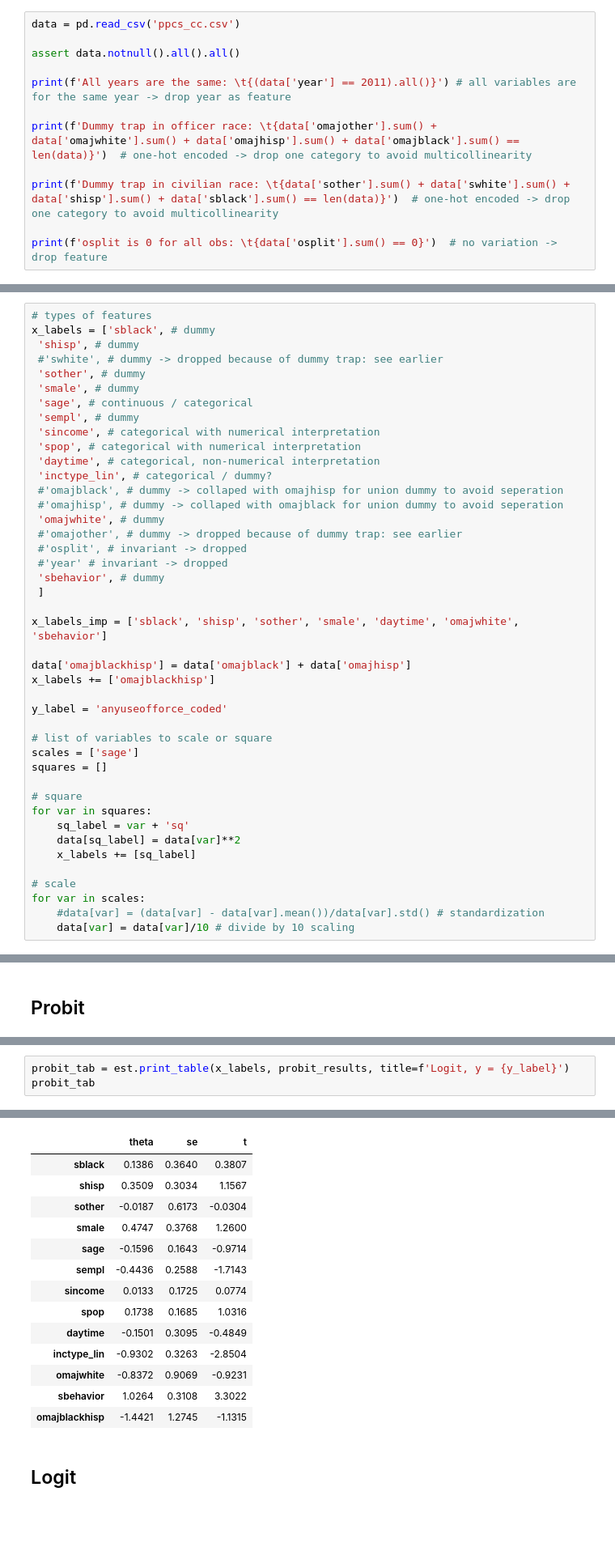
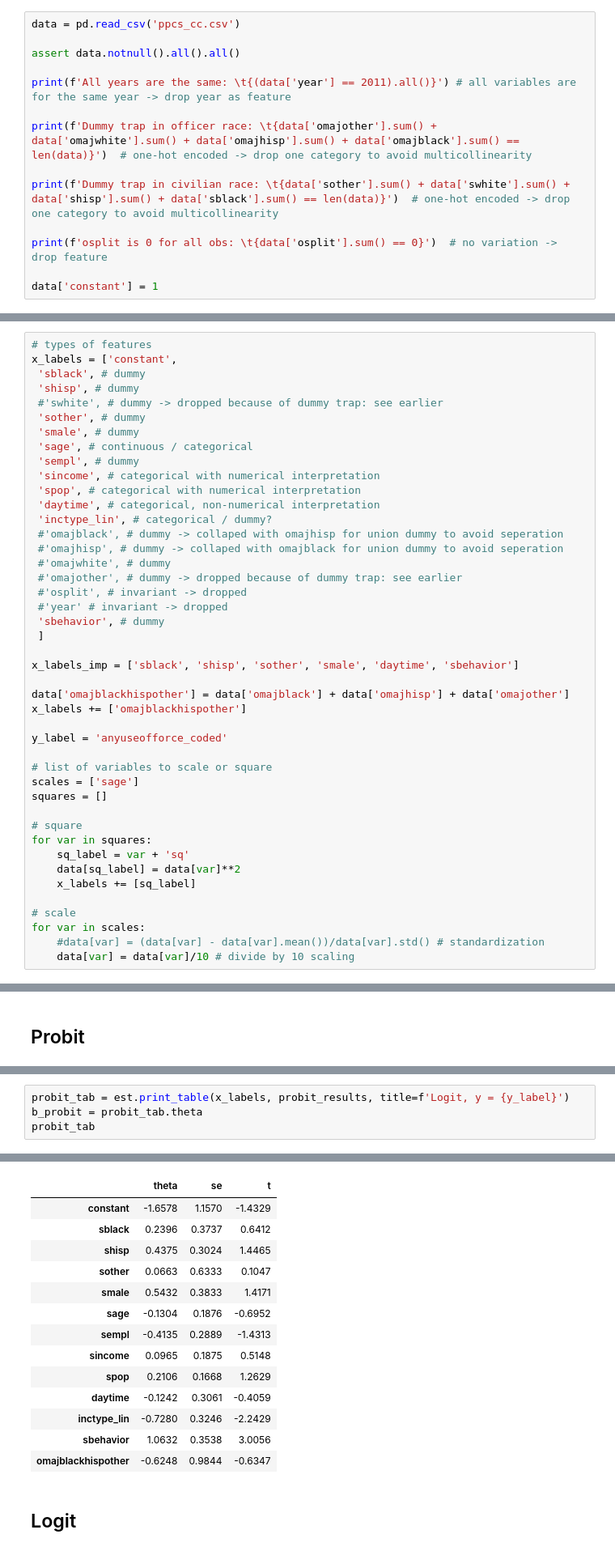
Before and after one commit to astronautfish/advmicro-assignment-3, a Jupyter notebook: assignment3.ipynb, the cells around one changed output, grey strips where cells are left out. Shown at 81% size. Saved outputs shown, nothing was run; the diff lists cells and outputs as text; blank space fills up the shorter version.

```diff
--- a/assignment3.ipynb
+++ b/assignment3.ipynb
@@ -35,6 +32,8 @@ print(f'Dummy trap in officer race: \t{data['omajother'].sum() + data['omajwhite
 print(f'Dummy trap in civilian race: \t{data['sother'].sum() + data['swhite'].sum() + data['shisp'].sum() + data['sblack'].sum() == len(data)}')  # one-hot encoded -> drop one category to avoid multicollinearity
 
 print(f'osplit is 0 for all obs: \t{data['osplit'].sum() == 0}')  # no variation -> drop feature
+
+data['constant'] = 1
 # %% [output]
 All years are the same:         True
 Dummy trap in officer race:     True
@@ -67,7 +66,8 @@ pd.DataFrame({
 ## Data selection
 # %%
 # types of features
-x_labels = ['sblack', # dummy
+x_labels = ['constant',
+ 'sblack', # dummy
  'shisp', # dummy
  #'swhite', # dummy -> dropped because of dummy trap: see earlier
  'sother', # dummy
@@ -80,17 +80,17 @@ x_labels = ['sblack', # dummy
  'inctype_lin', # categorical / dummy?
  #'omajblack', # dummy -> collaped with omajhisp for union dummy to avoid seperation
  #'omajhisp', # dummy -> collaped with omajblack for union dummy to avoid seperation
- 'omajwhite', # dummy
+ #'omajwhite', # dummy
  #'omajother', # dummy -> dropped because of dummy trap: see earlier
  #'osplit', # invariant -> dropped
  #'year' # invariant -> dropped
  'sbehavior', # dummy
  ]
 
-x_labels_imp = ['sblack', 'shisp', 'sother', 'smale', 'daytime', 'omajwhite', 'sbehavior']
+x_labels_imp = ['sblack', 'shisp', 'sother', 'smale', 'daytime', 'sbehavior']
 
-data['omajblackhisp'] = data['omajblack'] + data['omajhisp']
-x_labels += ['omajblackhisp']
+data['omajblackhispother'] = data['omajblack'] + data['omajhisp'] + data['omajother']
+x_labels += ['omajblackhispother']
 
 y_label = 'anyuseofforce_coded'
 
@@ -260,4 +261,5 @@ Optimization terminated successfully.
 # %%
 probit_tab = est.print_table(x_labels, probit_results, title=f'Logit, y = {y_label}')
+b_probit = probit_tab.theta
 probit_tab
 # %% [output]
@@ -265,18 +267,18 @@ Optimizer succeeded after 84 iter. (1288 func. evals.). Final criterion:  0.0232
 Logit, y = anyuseofforce_coded
 |  | theta | se | t |
-| sblack | 0.1386 | 0.3640 | 0.3807 |
-| shisp | 0.3509 | 0.3034 | 1.1567 |
-| sother | -0.0187 | 0.6173 | -0.0304 |
-| smale | 0.4747 | 0.3768 | 1.2600 |
-| sage | -0.1596 | 0.1643 | -0.9714 |
-| sempl | -0.4436 | 0.2588 | -1.7143 |
-| sincome | 0.0133 | 0.1725 | 0.0774 |
-| spop | 0.1738 | 0.1685 | 1.0316 |
-| daytime | -0.1501 | 0.3095 | -0.4849 |
-| inctype_lin | -0.9302 | 0.3263 | -2.8504 |
-| omajwhite | -0.8372 | 0.9069 | -0.9231 |
-| sbehavior | 1.0264 | 0.3108 | 3.3022 |
-| omajblackhisp | -1.4421 | 1.2745 | -1.1315 |
+| constant | -1.6578 | 1.1570 | -1.4329 |
+| sblack | 0.2396 | 0.3737 | 0.6412 |
+| shisp | 0.4375 | 0.3024 | 1.4465 |
+| sother | 0.0663 | 0.6333 | 0.1047 |
+| smale | 0.5432 | 0.3833 | 1.4171 |
+| sage | -0.1304 | 0.1876 | -0.6952 |
+| sempl | -0.4135 | 0.2889 | -1.4313 |
+| sincome | 0.0965 | 0.1875 | 0.5148 |
+| spop | 0.2106 | 0.1668 | 1.2629 |
+| daytime | -0.1242 | 0.3061 | -0.4059 |
+| inctype_lin | -0.7280 | 0.3246 | -2.2429 |
+| sbehavior | 1.0632 | 0.3538 | 3.0056 |
+| omajblackhispother | -0.6248 | 0.9844 | -0.6347 |
 # %% [markdown]
 ## Logit
 # %%
```
Also changed, not shown: parts of 35 cells of this notebook, 12 other files.
